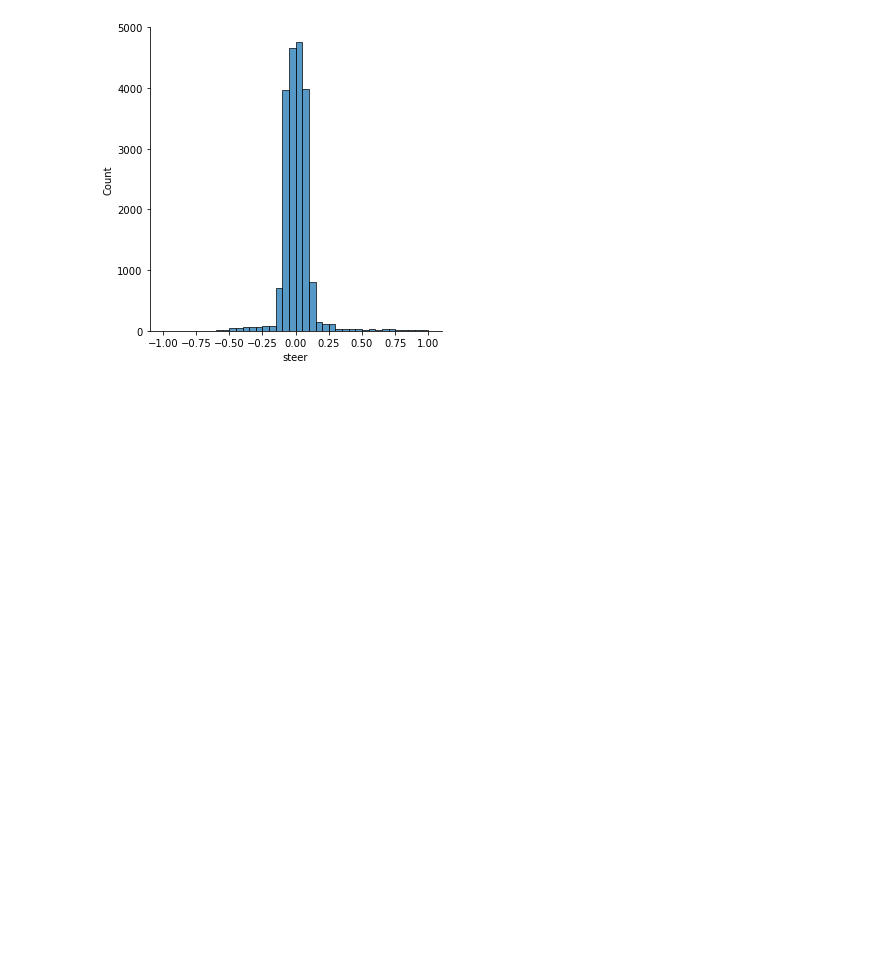
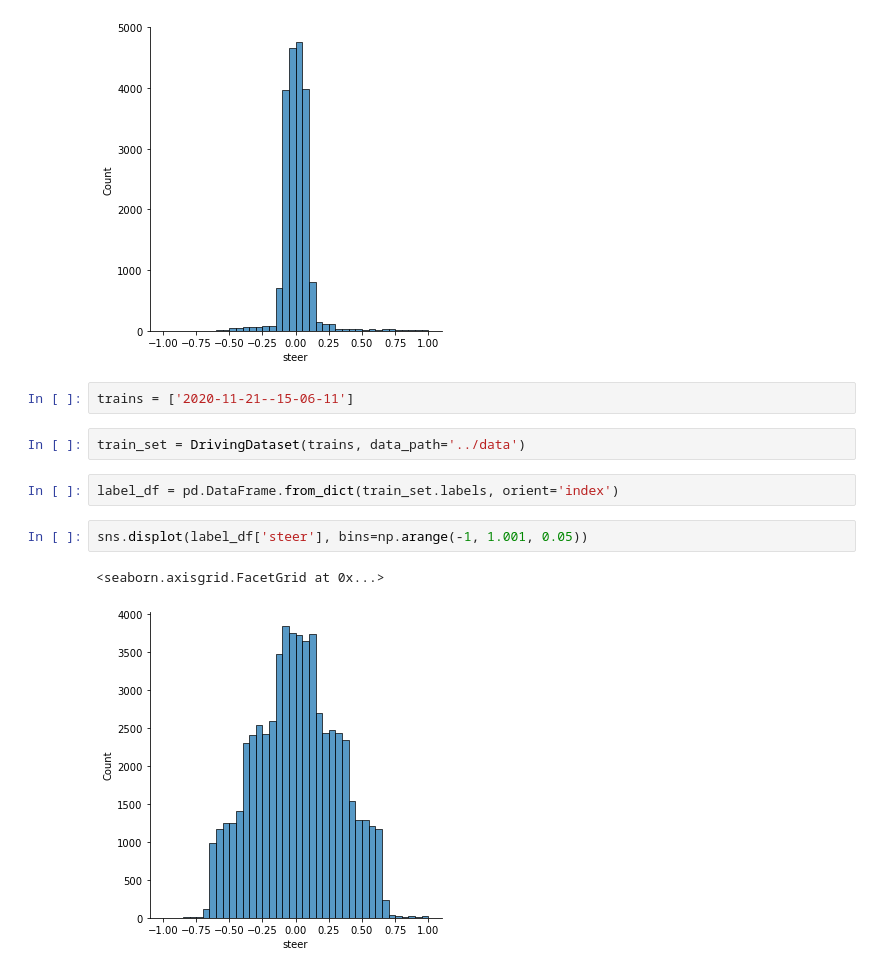
Before and after one commit to peterkim95/carla-driver, a Jupyter notebook: notebooks/autopilot_data.ipynb, the cells around one changed output. Cells and saved outputs as stored; diff of their text form; blank space fills up the shorter version.

```diff
--- a/notebooks/autopilot_data.ipynb
+++ b/notebooks/autopilot_data.ipynb
@@ -76,3 +76,14 @@ sns.displot(label_df['steer'], bins=np.arange(-1, 1.001, 0.05))
 # %% [output]
 <seaborn.axisgrid.FacetGrid at 0x...>
 [figure]
+# %%
+trains = ['2020-11-21--15-06-11']
+# %%
+train_set = DrivingDataset(trains, data_path='../data')
+# %%
+label_df = pd.DataFrame.from_dict(train_set.labels, orient='index')
+# %%
+sns.displot(label_df['steer'], bins=np.arange(-1, 1.001, 0.05))
+# %% [output]
+<seaborn.axisgrid.FacetGrid at 0x...>
+[figure, added]
```
Also changed, not shown: 5 other files.
